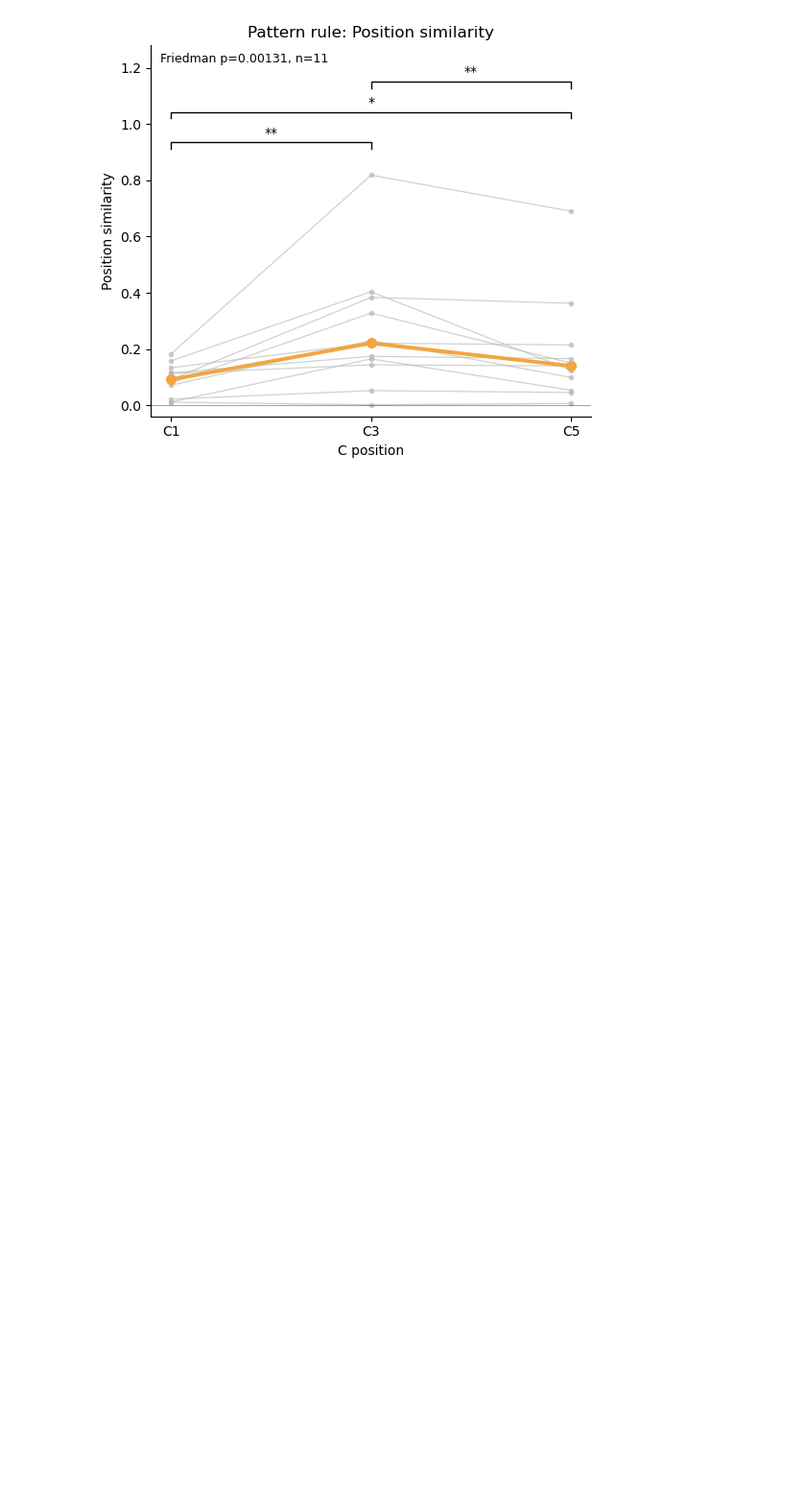
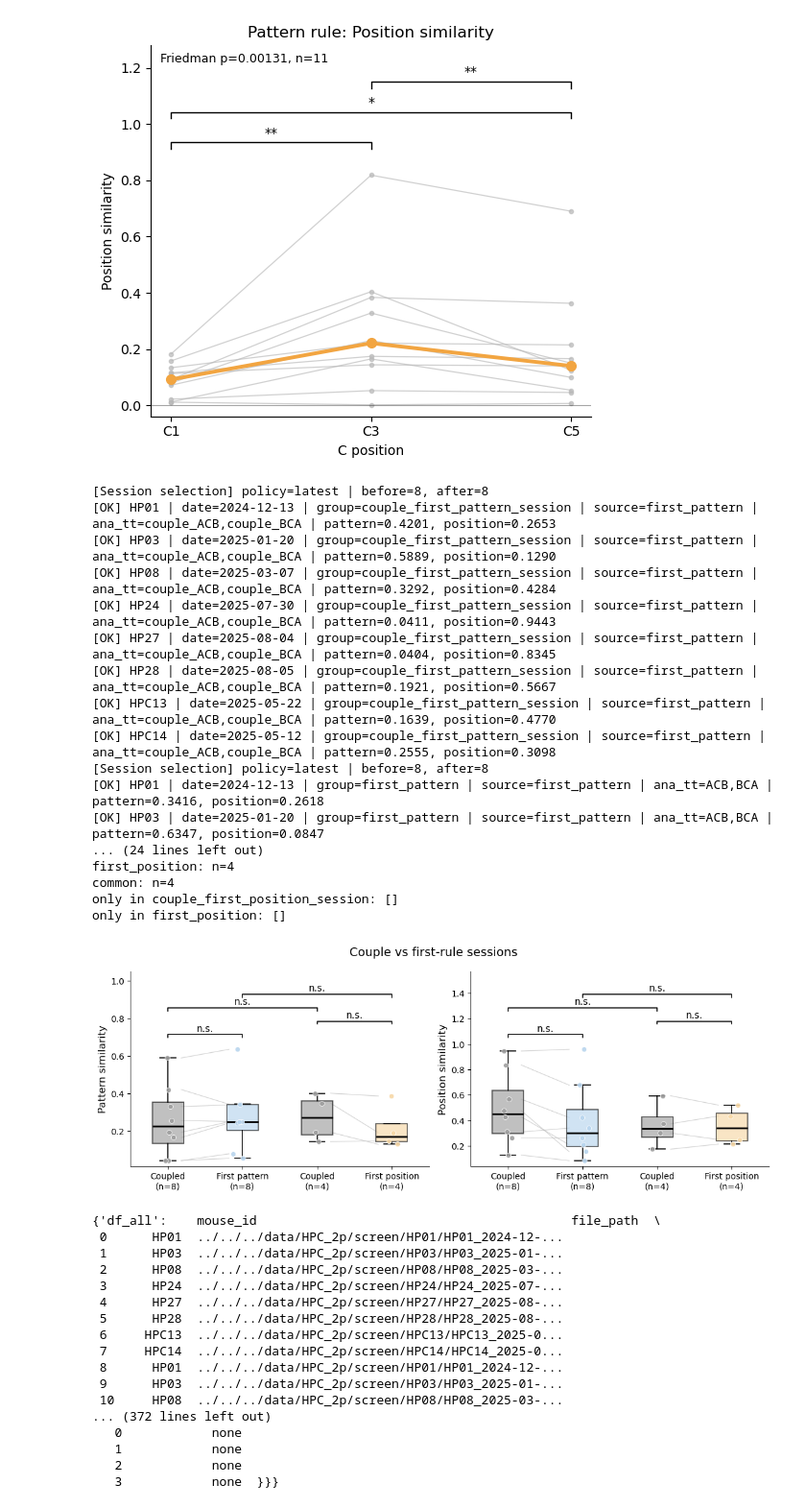
Before and after one commit to ymseq/ZhaoLab-analysis-python, a Jupyter notebook: src/HPC_2P_analysis/analysis/similarity_analysis.ipynb, the cells around one changed output. Shown at 96% size. Drawn from its saved outputs; the diff is of its cells as text; code cells hidden in the pictures; blank space fills up the shorter version.

```diff
--- a/src/HPC_2P_analysis/analysis/similarity_analysis.ipynb
+++ b/src/HPC_2P_analysis/analysis/similarity_analysis.ipynb
@@ -4418,6 +4418,44 @@ def run_3(reward_mode="full"):
         "df_first_position_paired": df_first_position_paired,
         "out": out_couple_first,
     }
+# %%
+run_3()
+# %% [output]
+[Session selection] policy=latest | before=8, after=8
+[OK] HP01 | date=2024-12-13 | group=couple_first_pattern_session | source=first_pattern | ana_tt=couple_ACB,couple_BCA | pattern=0.4201, position=0.2653
+[OK] HP03 | date=2025-01-20 | group=couple_first_pattern_session | source=first_pattern | ana_tt=couple_ACB,couple_BCA | pattern=0.5889, position=0.1290
+[OK] HP08 | date=2025-03-07 | group=couple_first_pattern_session | source=first_pattern | ana_tt=couple_ACB,couple_BCA | pattern=0.3292, position=0.4284
+[OK] HP24 | date=2025-07-30 | group=couple_first_pattern_session | source=first_pattern | ana_tt=couple_ACB,couple_BCA | pattern=0.0411, position=0.9443
+[OK] HP27 | date=2025-08-04 | group=couple_first_pattern_session | source=first_pattern | ana_tt=couple_ACB,couple_BCA | pattern=0.0404, position=0.8345
+[OK] HP28 | date=2025-08-05 | group=couple_first_pattern_session | source=first_pattern | ana_tt=couple_ACB,couple_BCA | pattern=0.1921, position=0.5667
+[OK] HPC13 | date=2025-05-22 | group=couple_first_pattern_session | source=first_pattern | ana_tt=couple_ACB,couple_BCA | pattern=0.1639, position=0.4770
+[OK] HPC14 | date=2025-05-12 | group=couple_first_pattern_session | source=first_pattern | ana_tt=couple_ACB,couple_BCA | pattern=0.2555, position=0.3098
+[Session selection] policy=latest | before=8, after=8
+[OK] HP01 | date=2024-12-13 | group=first_pattern | source=first_pattern | ana_tt=ACB,BCA | pattern=0.3416, position=0.2618
+[OK] HP03 | date=2025-01-20 | group=first_pattern | source=first_pattern | ana_tt=ACB,BCA | pattern=0.6347, position=0.0847
+... (24 lines left out)
+first_position: n=4
+common: n=4
+only in couple_first_position_session: []
+only in first_position: []
+[figure, added]
+{'df_all':    mouse_id                                          file_path  \
+ 0      HP01  ../../../data/HPC_2p/screen/HP01/HP01_2024-12-...
+ 1      HP03  ../../../data/HPC_2p/screen/HP03/HP03_2025-01-...
+ 2      HP08  ../../../data/HPC_2p/screen/HP08/HP08_2025-03-...
+ 3      HP24  ../../../data/HPC_2p/screen/HP24/HP24_2025-07-...
+ 4      HP27  ../../../data/HPC_2p/screen/HP27/HP27_2025-08-...
+ 5      HP28  ../../../data/HPC_2p/screen/HP28/HP28_2025-08-...
+ 6     HPC13  ../../../data/HPC_2p/screen/HPC13/HPC13_2025-0...
+ 7     HPC14  ../../../data/HPC_2p/screen/HPC14/HPC14_2025-0...
+ 8      HP01  ../../../data/HPC_2p/screen/HP01/HP01_2024-12-...
+ 9      HP03  ../../../data/HPC_2p/screen/HP03/HP03_2025-01-...
+ 10     HP08  ../../../data/HPC_2p/screen/HP08/HP08_2025-03-...
+... (372 lines left out)
+   0            none
+   1            none
+   2            none
+   3            none  }}}
 # %%
 def run_4_pure_couple(reward_mode="full"):
 
```
Also changed, not shown: 5 other files.
